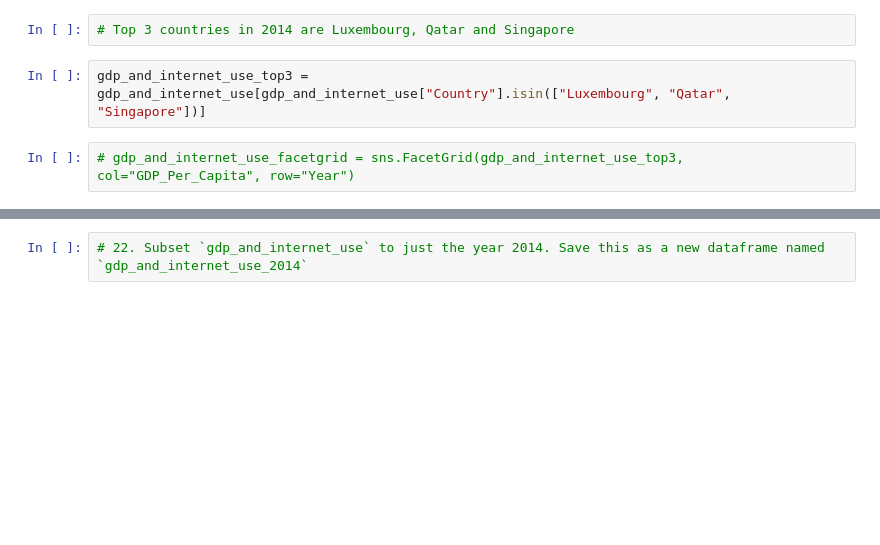
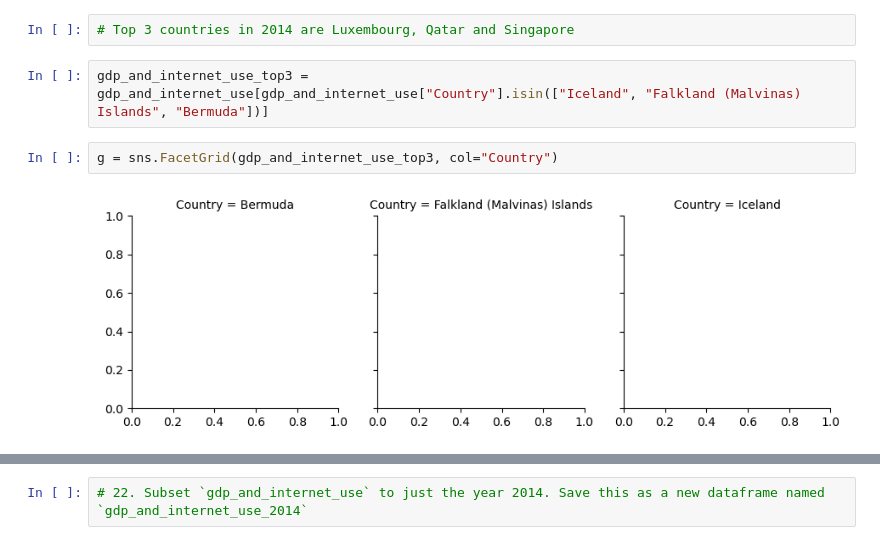
Before and after one commit to NSS-Data-Analytics-Cohort-12/un-python-HaylieCannon, a Jupyter notebook: notebooks/unproject.ipynb, the cells around one changed output, grey strips where cells are left out. Cells and saved outputs as stored; diff of their text form; blank space fills up the shorter version.

```diff
--- a/notebooks/unproject.ipynb
+++ b/notebooks/unproject.ipynb
@@ -591,7 +594,9 @@ gdp_and_internet_use_2014.sort_values(by= "GDP_Per_Capita", ascending=False)
 # %%
 # Top 3 countries in 2014 are Luxembourg, Qatar and Singapore
 # %%
-gdp_and_internet_use_top3 = gdp_and_internet_use[gdp_and_internet_use["Country"].isin(["Luxembourg", "Qatar", "Singapore"])]
+gdp_and_internet_use_top3 = gdp_and_internet_use[gdp_and_internet_use["Country"].isin(["Iceland", "Falkland (Malvinas) Islands", "Bermuda"])]
 # %%
-# gdp_and_internet_use_facetgrid = sns.FacetGrid(gdp_and_internet_use_top3, col="GDP_Per_Capita", row="Year")
+g = sns.FacetGrid(gdp_and_internet_use_top3, col="Country")
+# %% [output]
+[figure, added]
 # %%
```
Also changed, not shown: parts of 22 cells of this notebook.
